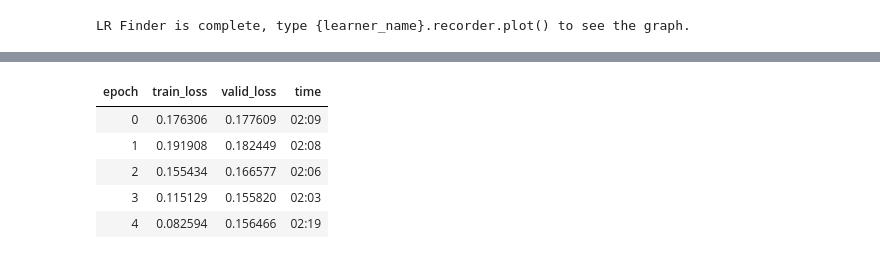
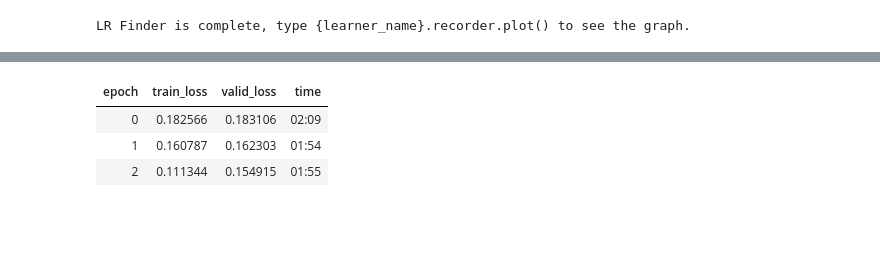
Before and after one commit to gsajko/steam-reviews, a Jupyter notebook: collab.ipynb, the cells around one changed output, grey strips where cells are left out. Saved outputs shown, nothing was run; the diff lists cells and outputs as text; code cells hidden in the pictures; blank space fills up the shorter version.

```diff
--- a/collab.ipynb
+++ b/collab.ipynb
@@ -57,6 +84,8 @@ df_small.shape
+# %%
+df_shuffle = pd.read_hdf("df_shuffle.h5", "df_shuffle")
 # %%
 data = CollabDataBunch.from_df(
-    df_shuffle, user_name="username", item_name="product_id", rating_name="recommended", seed=36
+    df_shuffle, user_name="username", item_name="name", rating_name="recommended", seed=36
 )
 # %%
 # `CollabDataBunch.from_df` does spliting into train and validation set.
@@ -103,11 +112,9 @@ min_grad_lr
 lr = 0.005
 # %%
 %%time
-learn.fit_one_cycle(5, lr)
+learn.fit_one_cycle(3, lr)
 # %% [output]
 | epoch | train_loss | valid_loss | time |
-| 0 | 0.176306 | 0.177609 | 02:09 |
-| 1 | 0.191908 | 0.182449 | 02:08 |
-| 2 | 0.155434 | 0.166577 | 02:06 |
-| 3 | 0.115129 | 0.155820 | 02:03 |
-| 4 | 0.082594 | 0.156466 | 02:19 |
+| 0 | 0.182566 | 0.183106 | 02:09 |
+| 1 | 0.160787 | 0.162303 | 01:54 |
+| 2 | 0.111344 | 0.154915 | 01:55 |
```
Also changed, not shown: parts of 14 cells of this notebook.
